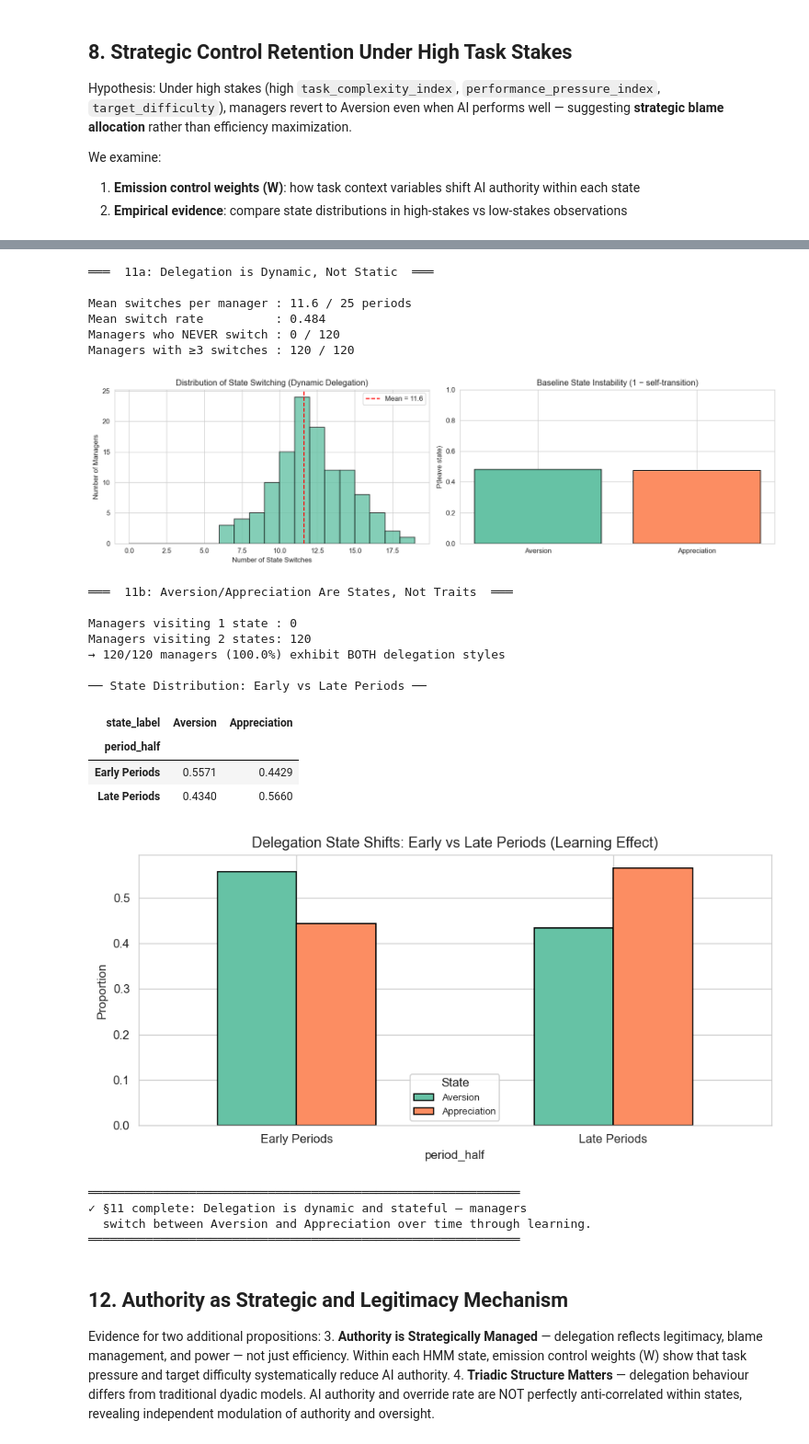
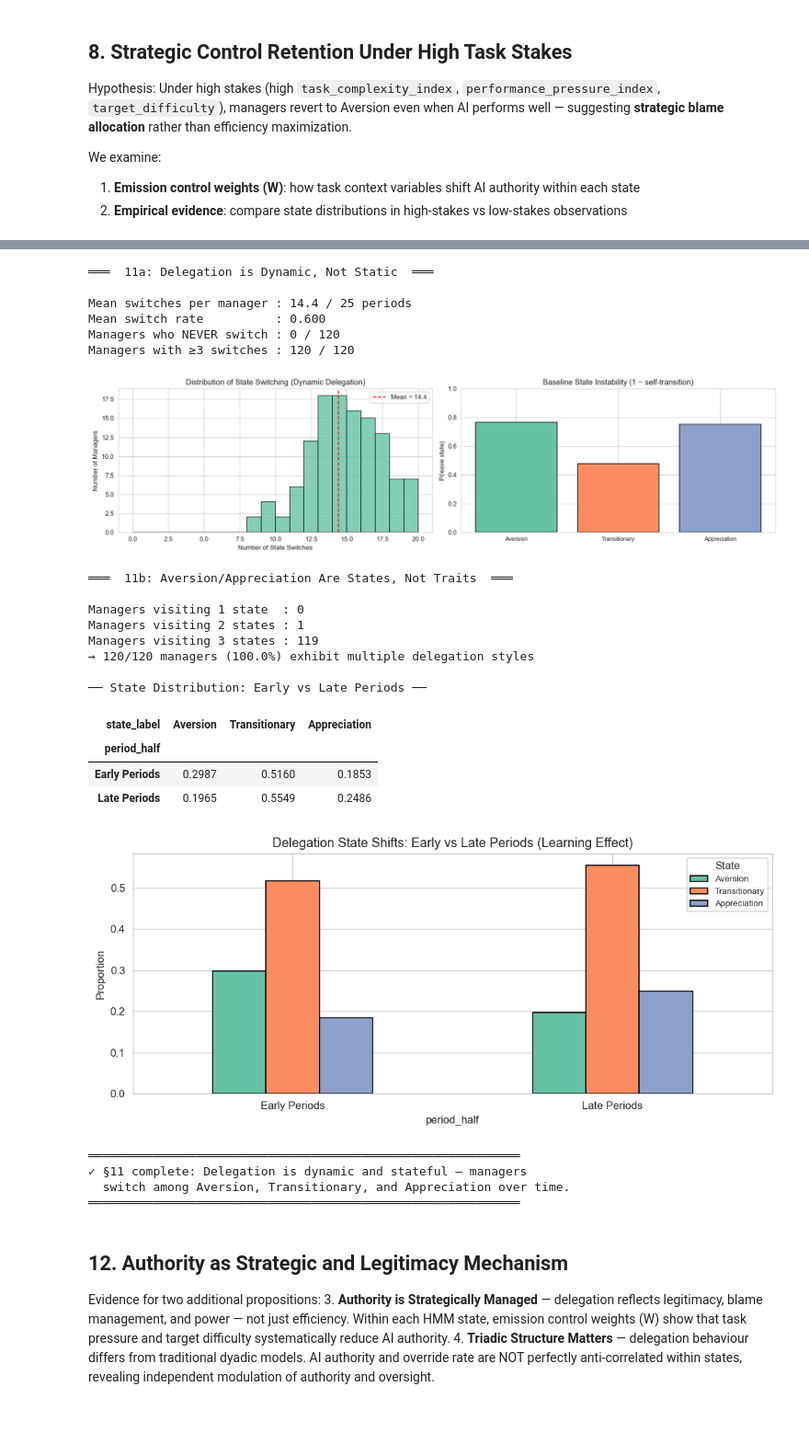
Before and after one commit to kaki1995/Triadic-Human-AI-Delegation, a Jupyter notebook: data_analysis/hmm_3_emissions.ipynb, the cells around one changed output, grey strips where cells are left out. Shown at 92% size. Drawn from its saved outputs; the diff is of its cells as text; code cells hidden in the pictures; blank space fills up the shorter version.

```diff
--- a/data_analysis/hmm_3_emissions.ipynb
+++ b/data_analysis/hmm_3_emissions.ipynb
@@ -2056,7 +2127,7 @@ We examine:
 2. **Empirical evidence**: compare state distributions in high-stakes vs low-stakes observations
 # %%
 # ============================================================
-# 5.1.4  High Task Stakes → Strategic Control Retention
+# 5.1.4  High Task Stakes → Strategic Control Retention (3-state)
 # ============================================================
 
 control_cols = [
@@ -2084,7 +2155,8 @@ if K_model != K_expected:
 W_orig = best_model.W / data.z_scaler.scale_[None, None, :K_model]
 
 emission_dim_labels = ["AI Authority (D=0)", "Override Rate (D=1)", "Escalation Share (D=2)"]
-label_order = ["Aversion", "Appreciation"]
+label_order = [label_map[s] for s in state_order_1idx]
+state_display_order = [s - 1 for s in state_order_1idx]
 
 for d_idx, d_label in enumerate(emission_dim_labels):
     print(f"\n═══  Emission Control Weights (W) — {d_label}  ═══\n")
@@ -2130,11 +2202,11 @@ else:
 if "performance_pressure_index" in merged.columns:
     merged["high_stakes"] = merged["performance_pressure_index"] >= merged["performance_pressure_index"].quantile(0.75)
 
-    fig, axes = plt.subplots(1, 2, figsize=(14, 5))
+    fig, axes = plt.subplots(1, 2, figsize=(16, 5))
 
     stakes_cross = pd.crosstab(merged["high_stakes"], merged["state_label"], normalize="index")
     stakes_cross.index = ["Low/Medium Stakes", "High Stakes"]
-    stakes_cross = stakes_cross[label_order]
+    stakes_cross = stakes_cross.reindex(columns=label_order, fill_value=0)
     stakes_cross.plot(kind="bar", ax=axes[0], color=sns.color_palette("Set2", best_J),
                       edgecolor="k", rot=0)
     axes[0].set_ylabel("Proportion of Observations")
@@ -2146,7 +2218,7 @@ if "performance_pressure_index" in merged.columns:
                                                 labels=["Low", "Medium", "High"])
         comp_cross = pd.crosstab(merged["complexity_tercile"], merged["state_label"],
                                   normalize="index")
-        comp_cross = comp_cross[label_order]
+        comp_cross = comp_cross.reindex(columns=label_order, fill_value=0)
         comp_cross.plot(kind="bar", ax=axes[1], color=sns.color_palette("Set2", best_J),
                         edgecolor="k", rot=0)
         axes[1].set_ylabel("Proportion of Observations")
@@ -2224,12 +2296,9 @@ Evidence for two core propositions:
 # %%
 # ============================================================
-# §11  Delegation as Dynamic Learning Process
+# §11  Delegation as Dynamic Learning Process (3-state)
 # ============================================================
 
 # ── 11a: Delegation is Dynamic, Not Static ──
-# Evidence: managers transition between states over time
-# Compute per-manager state-switching frequency
-
 print("═══  11a: Delegation is Dynamic, Not Static  ═══\n")
 
 switch_counts = []
@@ -2250,7 +2319,7 @@ print(f"Mean switch rate          : {switch_df['switch_rate'].mean():.3f}")
 print(f"Managers who NEVER switch : {(switch_df['n_switches'] == 0).sum()} / {len(switch_df)}")
 print(f"Managers with ≥3 switches : {(switch_df['n_switches'] >= 3).sum()} / {len(switch_df)}")
 
-fig, axes = plt.subplots(1, 2, figsize=(14, 4))
+fig, axes = plt.subplots(1, 2, figsize=(15, 4))
 
 axes[0].hist(switch_df["n_switches"], bins=range(0, int(switch_df["n_switches"].max()) + 2),
              edgecolor="k", color=sns.color_palette("Set2")[0], alpha=0.8)
@@ -2262,13 +2331,16 @@ axes[0].axvline(switch_df["n_switches"].mean(), color="red", linestyle="--",
 axes[0].legend()
 
 # Off-diagonal transition probability = 1 - diagonal
-label_order = ["Aversion", "Appreciation"]
+label_order = [label_map[s] for s in state_order_1idx]
+state_display_order = [s - 1 for s in state_order_1idx]
+
 offdiag_rate = [1 - Q_base[state_display_order[i], state_display_order[i]] for i in range(best_J)]
 axes[1].bar(label_order, offdiag_rate,
             color=sns.color_palette("Set2", best_J), edgecolor="k")
 axes[1].set_ylabel("P(leave state)")
 axes[1].set_title("Baseline State Instability (1 − self-transition)")
 axes[1].set_ylim(0, 1)
+axes[1].tick_params(axis="x", labelsize=9)
 
 plt.tight_layout()
 plt.show()
@@ -2276,59 +2348,59 @@ plt.show()
 # ── 11b: Aversion/Appreciation Are States, Not Traits ──
 print("\n═══  11b: Aversion/Appreciation Are States, Not Traits  ═══\n")
 
-# How many managers visit both states?
 manager_state_sets = posteriors.groupby("manager_id")["most_likely_state"].apply(set)
 n_states_visited = manager_state_sets.apply(len)
 
-print(f"Managers visiting 1 state : {(n_states_visited == 1).sum()}")
-print(f"Managers visiting 2 states: {(n_states_visited == 2).sum()}")
+print(f"Managers visiting 1 state  : {(n_states_visited == 1).sum()}")
+print(f"Managers visiting 2 states : {(n_states_visited == 2).sum()}")
+print(f"Managers visiting 3 states : {(n_states_visited == 3).sum()}")
 print(f"→ {(n_states_visited >= 2).sum()}/{len(n_states_visited)} managers "
-      f"({(n_states_visited >= 2).mean()*100:.1f}%) exhibit BOTH delegation styles")
+      f"({(n_states_visited >= 2).mean()*100:.1f}%) exhibit multiple delegation styles")
 
-label_order = ["Aversion", "Appreciation"]
 merged["period_half"] = np.where(merged["period_id"] <= merged["period_id"].median(),
                                   "Early Periods", "Late Periods")
 half_cross = pd.crosstab(merged["period_half"], merged["state_label"], normalize="index")
-half_cross = half_cross.reindex(columns=label_order)
+half_cross = half_cross.reindex(columns=label_order, fill_value=0)
 print("\n── State Distribution: Early vs Late Periods ──")
 display(half_cross.round(4))
 
-fig, ax = plt.subplots(figsize=(8, 4))
+fig, ax = plt.subplots(figsize=(9, 4))
 half_cross.plot(kind="bar", ax=ax, color=sns.color_palette("Set2", best_J),
                 edgecolor="k", rot=0)
 ax.set_ylabel("Proportion")
 ax.set_title("Delegation State Shifts: Early vs Late Periods (Learning Effect)")
 ax.legend(title="State", fontsize=8)
 plt.tight_layout()
 plt.show()
 
 print("\n" + "═" * 60)
 print("✓ §11 complete: Delegation is dynamic and stateful — managers")
-print("  switch between Aversion and Appreciation over time through learning.")
+print("  switch among Aversion, Transitionary, and Appreciation over time.")
 print("═" * 60)
 # %% [output]
 ═══  11a: Delegation is Dynamic, Not Static  ═══
 
-Mean switches per manager : 11.6 / 25 periods
-Mean switch rate          : 0.484
+Mean switches per manager : 14.4 / 25 periods
+Mean switch rate          : 0.600
 Managers who NEVER switch : 0 / 120
 Managers with ≥3 switches : 120 / 120
-[figure, old version]
+[figure, new version]
 ═══  11b: Aversion/Appreciation Are States, Not Traits  ═══
 
-Managers visiting 1 state : 0
-Managers visiting 2 states: 120
-→ 120/120 managers (100.0%) exhibit BOTH delegation styles
+Managers visiting 1 state  : 0
+Managers visiting 2 states : 1
+Managers visiting 3 states : 119
+→ 120/120 managers (100.0%) exhibit multiple delegation styles
 
 ── State Distribution: Early vs Late Periods ──
-| state_label | Aversion | Appreciation |
-| period_half |  |  |
-| Early Periods | 0.5571 | 0.4429 |
-| Late Periods | 0.4340 | 0.5660 |
+| state_label | Aversion | Transitionary | Appreciation |
+| period_half |  |  |  |
+| Early Periods | 0.2987 | 0.5160 | 0.1853 |
+| Late Periods | 0.1965 | 0.5549 | 0.2486 |
-[figure, old version]
+[figure, new version]
 ════════════════════════════════════════════════════════════
 ✓ §11 complete: Delegation is dynamic and stateful — managers
-  switch between Aversion and Appreciation over time through learning.
+  switch among Aversion, Transitionary, and Appreciation over time.
 ════════════════════════════════════════════════════════════
 # %% [markdown]
 ## 12. Authority as Strategic and Legitimacy Mechanism
```
Also changed, not shown: parts of 20 cells of this notebook, 2 other files.
